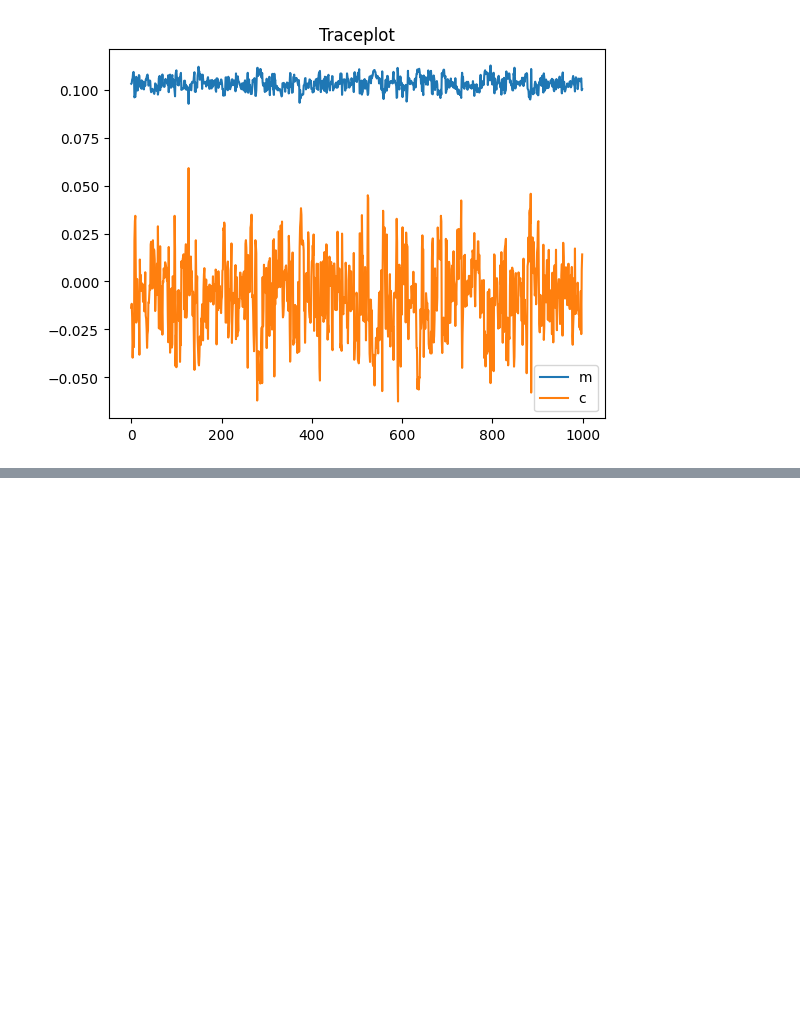
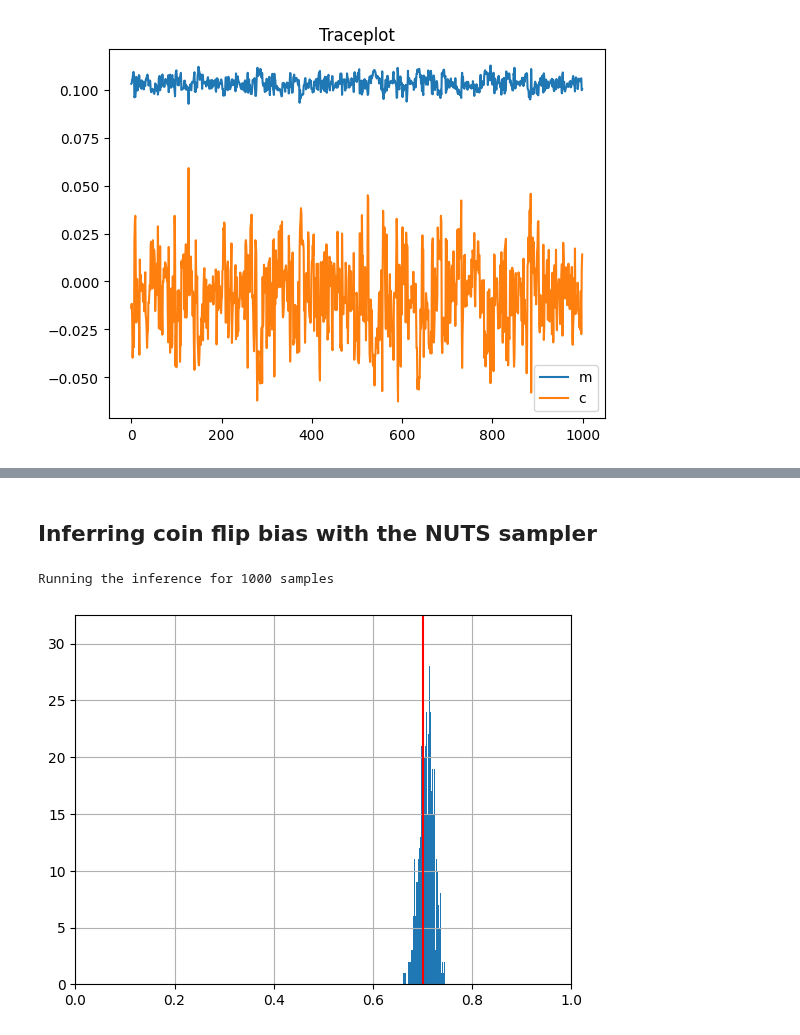
Before and after one commit to Potatoasad/Computational-Physics-Final-Project, a Jupyter notebook: BayesianInferenceTests.ipynb, the cells around one changed output, grey strips where cells are left out. Drawn from its saved outputs; the diff is of its cells as text; code cells hidden in the pictures; blank space fills up the shorter version.

```diff
--- a/BayesianInferenceTests.ipynb
+++ b/BayesianInferenceTests.ipynb
@@ -92,0 +167,22 @@ df.plot(title="Traceplot");
+# %% [markdown]
+## Inferring coin flip bias with the NUTS sampler
+# %%
+CF = CoinFlip(10, head_counts)
+
+initial_position = {'p':0.1} # starting point of the NUTS sampler
+problem2 = NUTS(CF, initial_position, limits={'p': [0,1], 'mu': [0.0, 1.0]}, step_size=0.1);
+# %%
+result2 = problem2.run(1000);
+# %% [output]
+Running the inference for 1000 samples
+# %%
+import pandas as pd
+import matplotlib.pyplot as plt
+result = pd.DataFrame(result2)
+
+result['p'].hist(bins=100)
+plt.xlim((0,1))
+plt.axvline(p, c='r')
+plt.show()
+# %% [output]
+[figure, added]
```
Also changed, not shown: parts of 12 cells of this notebook, 2 other files.
